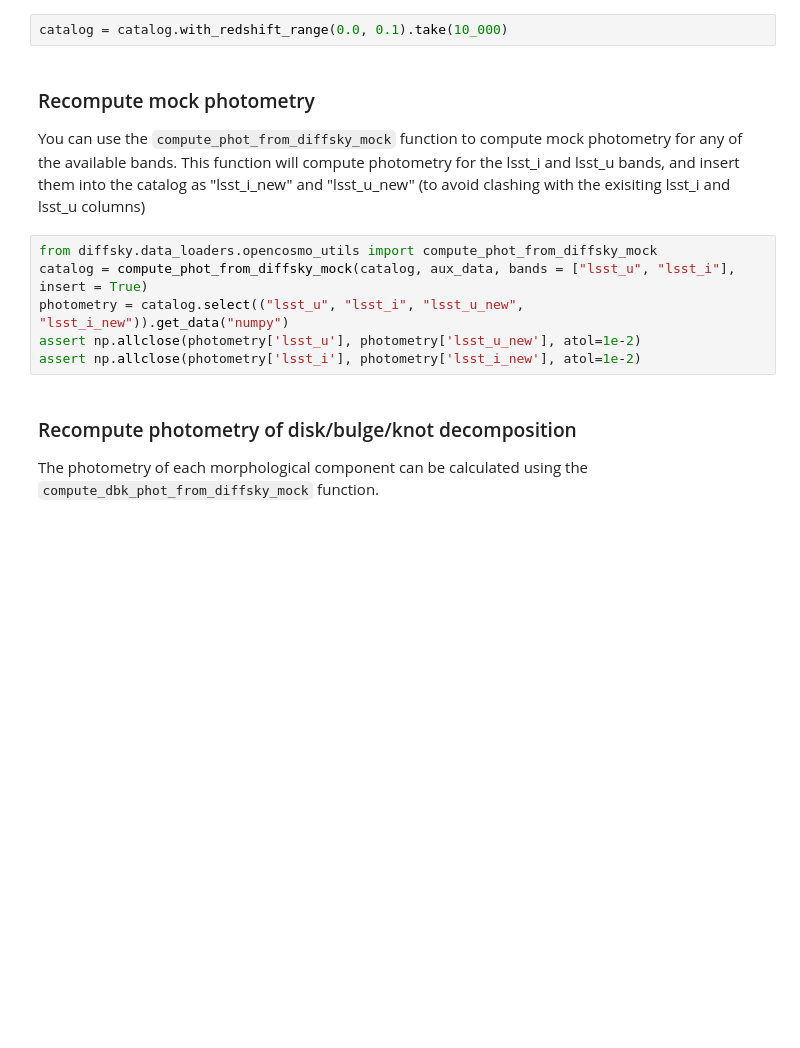
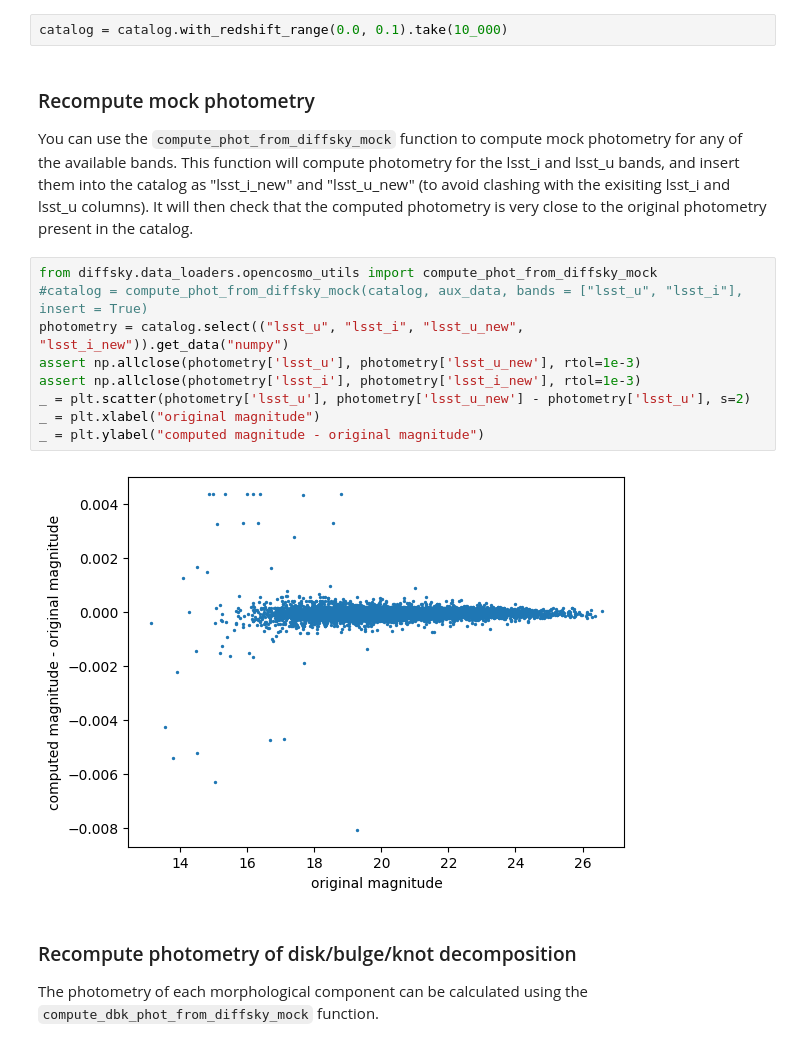
Before and after one commit to ArgonneCPAC/diffsky, a Jupyter notebook: docs/source/demo_diffsky_recompute_from_mock_opencosmo.ipynb, the cells around one changed output. Drawn from its saved outputs; the diff is of its cells as text; blank space fills up the shorter version.

```diff
--- a/docs/source/demo_diffsky_recompute_from_mock_opencosmo.ipynb
+++ b/docs/source/demo_diffsky_recompute_from_mock_opencosmo.ipynb
@@ -59,13 +59,18 @@ catalog = catalog.with_redshift_range(0.0, 0.1).take(10_000)
 # %% [markdown]
 ### Recompute mock photometry
 
-You can use the `compute_phot_from_diffsky_mock` function to compute mock photometry for any of the available bands. This function will compute photometry for the lsst_i and lsst_u bands, and insert them into the catalog as "lsst_i_new" and "lsst_u_new" (to avoid clashing with the exisiting lsst_i and lsst_u columns)
+You can use the `compute_phot_from_diffsky_mock` function to compute mock photometry for any of the available bands. This function will compute photometry for the lsst_i and lsst_u bands, and insert them into the catalog as "lsst_i_new" and "lsst_u_new" (to avoid clashing with the exisiting lsst_i and lsst_u columns). It will then check that the computed photometry is very close to the original photometry present in the catalog.
 # %%
 from diffsky.data_loaders.opencosmo_utils import compute_phot_from_diffsky_mock
-catalog = compute_phot_from_diffsky_mock(catalog, aux_data, bands = ["lsst_u", "lsst_i"], insert = True)
+#catalog = compute_phot_from_diffsky_mock(catalog, aux_data, bands = ["lsst_u", "lsst_i"], insert = True)
 photometry = catalog.select(("lsst_u", "lsst_i", "lsst_u_new", "lsst_i_new")).get_data("numpy")
-assert np.allclose(photometry['lsst_u'], photometry['lsst_u_new'], atol=1e-2)
-assert np.allclose(photometry['lsst_i'], photometry['lsst_i_new'], atol=1e-2)
+assert np.allclose(photometry['lsst_u'], photometry['lsst_u_new'], rtol=1e-3)
+assert np.allclose(photometry['lsst_i'], photometry['lsst_i_new'], rtol=1e-3)
+_ = plt.scatter(photometry['lsst_u'], photometry['lsst_u_new'] - photometry['lsst_u'], s=2)
+_ = plt.xlabel("original magnitude")
+_ = plt.ylabel("computed magnitude - original magnitude")
+# %% [output]
+[figure, added]
 # %% [markdown]
 ### Recompute photometry of disk/bulge/knot decomposition
 
```
Also changed, not shown: parts of 9 cells of this notebook.
